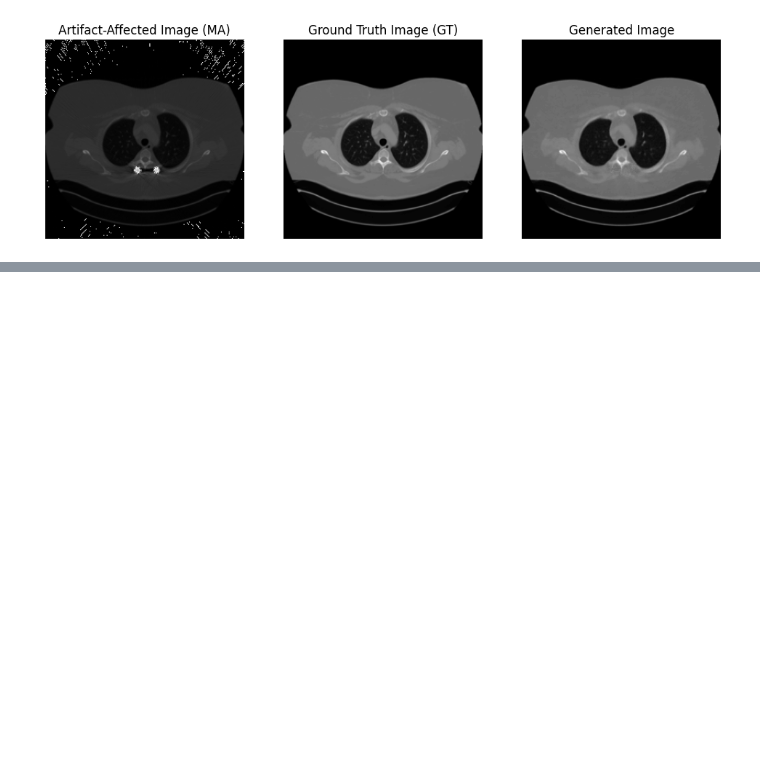
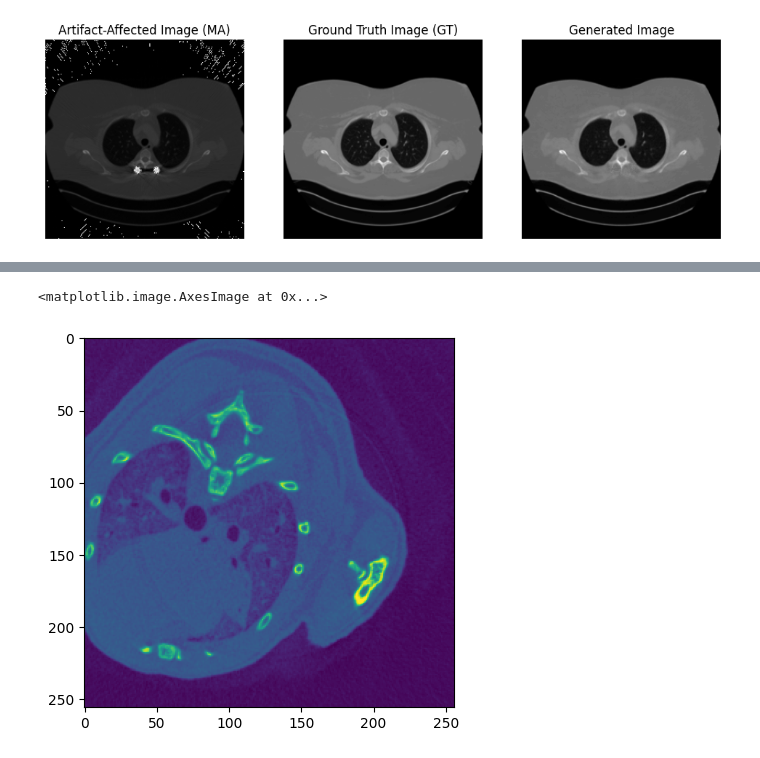
Before and after one commit to BARUD77/pix2pixMAR, a Jupyter notebook: pix2pixGAN/Inference.ipynb, the cells around one changed output, grey strips where cells are left out. Drawn from its saved outputs; the diff is of its cells as text; code cells hidden in the pictures; blank space fills up the shorter version.

```diff
--- a/pix2pixGAN/Inference.ipynb
+++ b/pix2pixGAN/Inference.ipynb
@@ -86,0 +185,5 @@ visualize_images(ma_image, gt_image, generated_image)
+# %%
+plt.imshow(gt_image)
+# %% [output]
+<matplotlib.image.AxesImage at 0x...>
+[figure, added]
```
Also changed, not shown: parts of 5 cells of this notebook, 1 other file.
